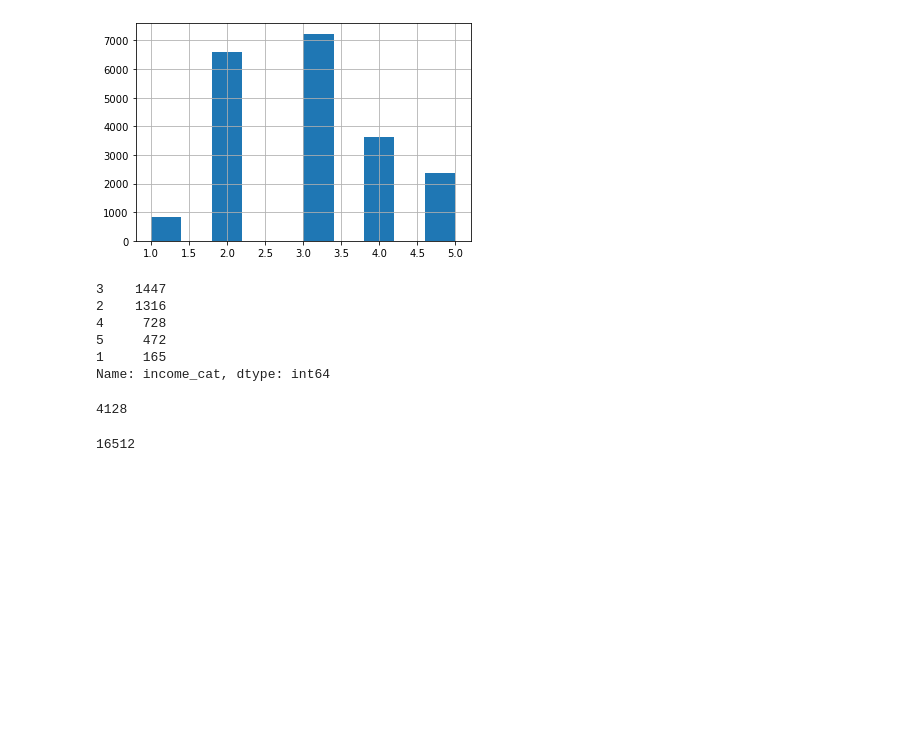
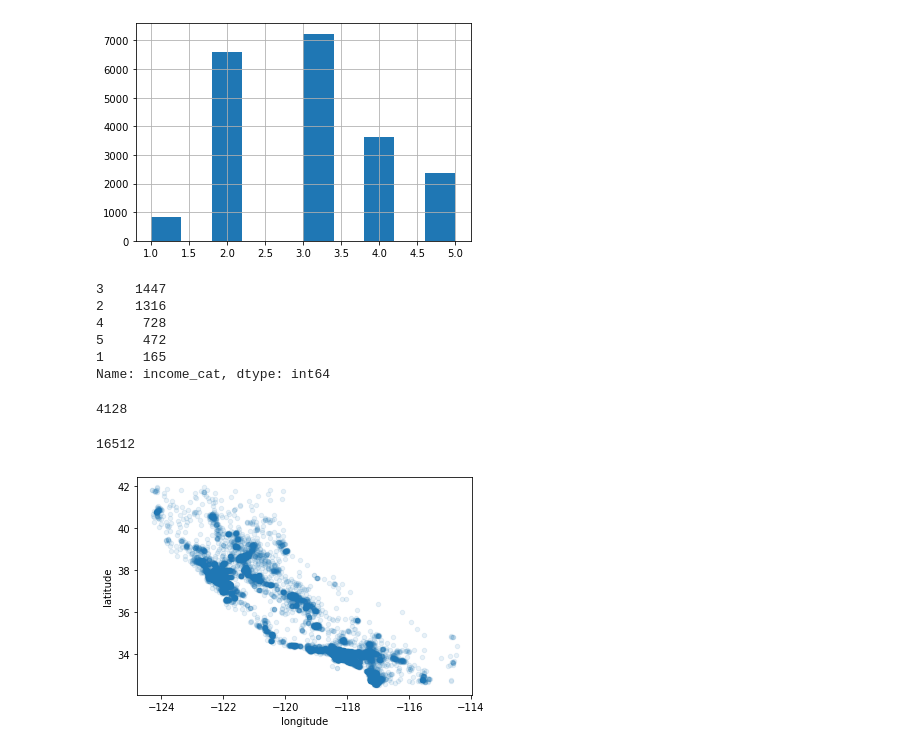
Before and after one commit to raiyaan555/Practicing-ML, a Jupyter notebook: Housing.ipynb, the cells around one changed output. Saved outputs shown, nothing was run; the diff lists cells and outputs as text; code cells hidden in the pictures; blank space fills up the shorter version.

```diff
--- a/Housing.ipynb
+++ b/Housing.ipynb
@@ -158,3 +158,13 @@ for set_ in (strat_train_set, strat_test_set):
  set_.drop("income_cat", axis=1, inplace=True)
 
 # To remove the two columns back again
+# %%
+# lets make a copy of the data because we dont want to hinder the main data
+
+housing_copy = strat_train_set.copy()
+# %%
+# Lets visualise the data because it has geographical information such as longitude and latitude
+
+housing_copy.plot(kind="scatter", x="longitude", y = "latitude",alpha=0.1);
+# %% [output]
+[figure, added]
```
Also changed, not shown: parts of 19 cells of this notebook.
